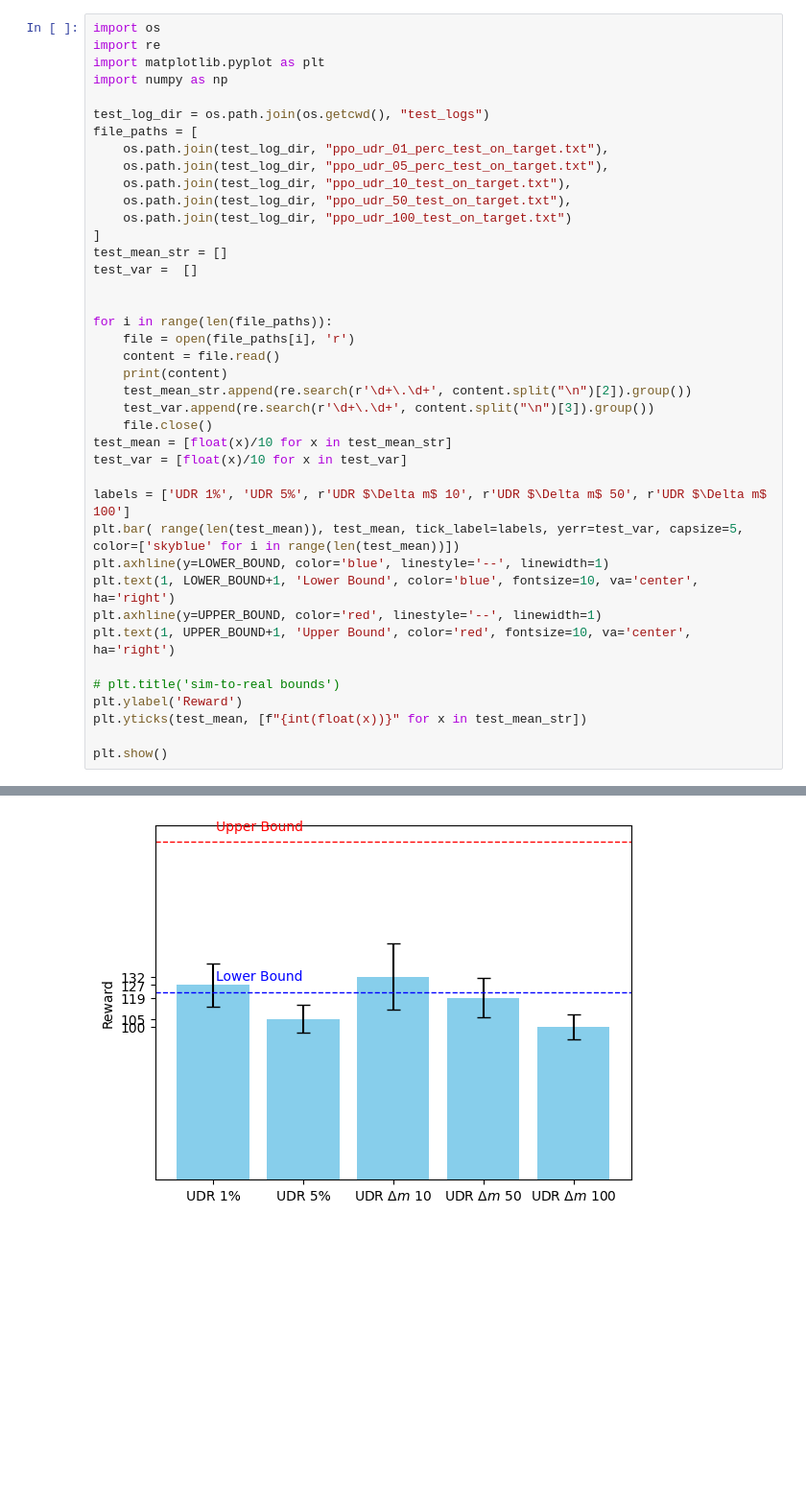
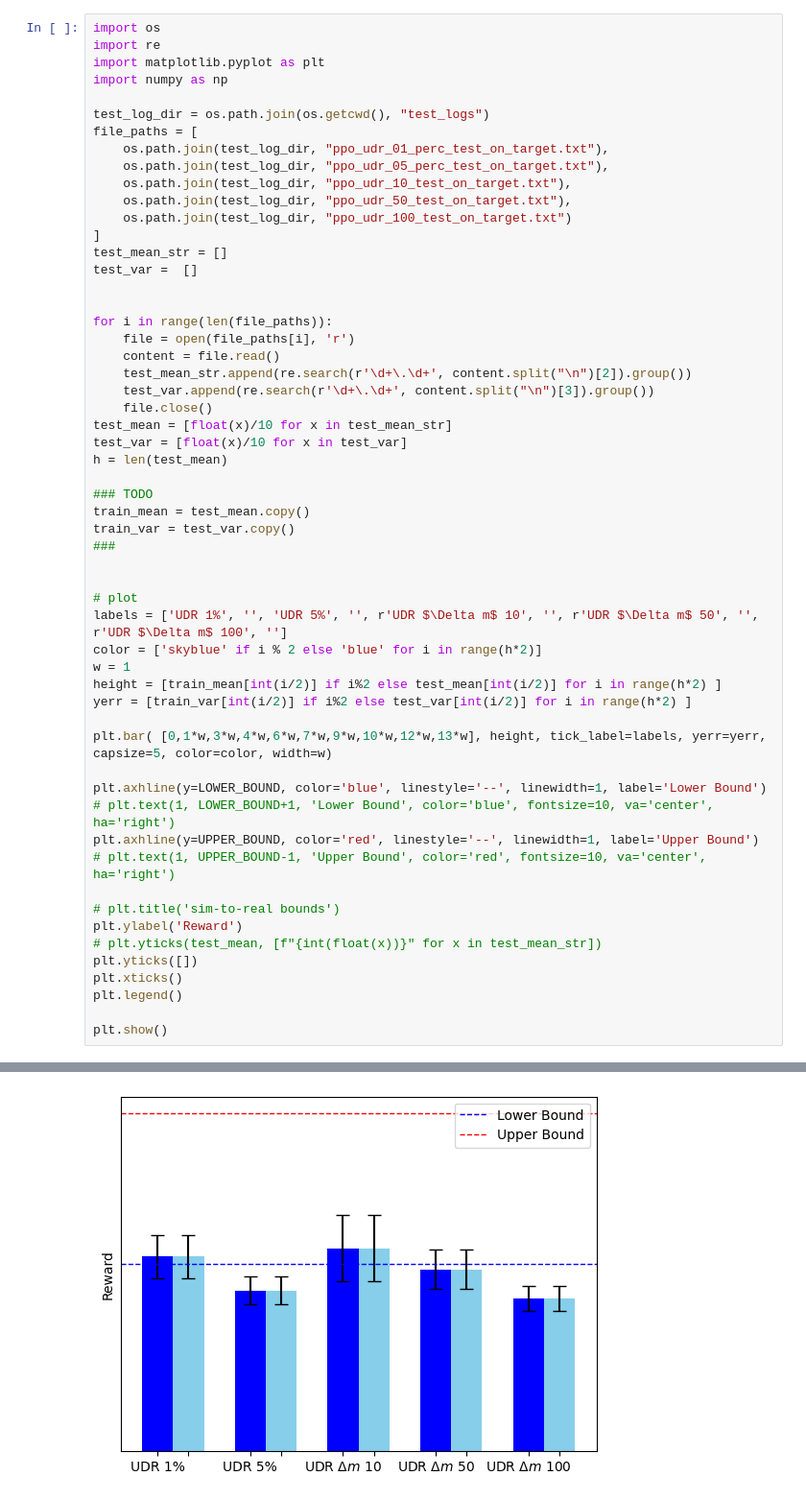
Before and after one commit to florentin1304/robotlearning_project, a Jupyter notebook: plots.ipynb, the cells around one changed output, grey strips where cells are left out. Shown at 96% size. Saved outputs shown, nothing was run; the diff lists cells and outputs as text; blank space fills up the shorter version.

Commit message:
added plot reward in training

```diff
--- a/plots.ipynb
+++ b/plots.ipynb
@@ -71,23 +60,39 @@ test_var =  []
 for i in range(len(file_paths)):
     file = open(file_paths[i], 'r')
     content = file.read()
-    print(content)
     test_mean_str.append(re.search(r'\d+\.\d+', content.split("\n")[2]).group())
     test_var.append(re.search(r'\d+\.\d+', content.split("\n")[3]).group())
     file.close()
 test_mean = [float(x)/10 for x in test_mean_str]
 test_var = [float(x)/10 for x in test_var]
+h = len(test_mean)
 
-labels = ['UDR 1%', 'UDR 5%', r'UDR $\Delta m$ 10', r'UDR $\Delta m$ 50', r'UDR $\Delta m$ 100']
-plt.bar( range(len(test_mean)), test_mean, tick_label=labels, yerr=test_var, capsize=5, color=['skyblue' for i in range(len(test_mean))])
-plt.axhline(y=LOWER_BOUND, color='blue', linestyle='--', linewidth=1)
-plt.text(1, LOWER_BOUND+1, 'Lower Bound', color='blue', fontsize=10, va='center', ha='right')
-plt.axhline(y=UPPER_BOUND, color='red', linestyle='--', linewidth=1)
-plt.text(1, UPPER_BOUND+1, 'Upper Bound', color='red', fontsize=10, va='center', ha='right')
+### TODO
+train_mean = test_mean.copy()
+train_var = test_var.copy()
+###
+
+
+# plot
+labels = ['UDR 1%', '', 'UDR 5%', '', r'UDR $\Delta m$ 10', '', r'UDR $\Delta m$ 50', '', r'UDR $\Delta m$ 100', '']
+color = ['skyblue' if i % 2 else 'blue' for i in range(h*2)]
+w = 1
+height = [train_mean[int(i/2)] if i%2 else test_mean[int(i/2)] for i in range(h*2) ]
+yerr = [train_var[int(i/2)] if i%2 else test_var[int(i/2)] for i in range(h*2) ]
+
+plt.bar( [0,1*w,3*w,4*w,6*w,7*w,9*w,10*w,12*w,13*w], height, tick_label=labels, yerr=yerr, capsize=5, color=color, width=w)
+
+plt.axhline(y=LOWER_BOUND, color='blue', linestyle='--', linewidth=1, label='Lower Bound')
+# plt.text(1, LOWER_BOUND+1, 'Lower Bound', color='blue', fontsize=10, va='center', ha='right')
+plt.axhline(y=UPPER_BOUND, color='red', linestyle='--', linewidth=1, label='Upper Bound')
+# plt.text(1, UPPER_BOUND-1, 'Upper Bound', color='red', fontsize=10, va='center', ha='right')
 
 # plt.title('sim-to-real bounds')
 plt.ylabel('Reward')
-plt.yticks(test_mean, [f"{int(float(x))}" for x in test_mean_str])
+# plt.yticks(test_mean, [f"{int(float(x))}" for x in test_mean_str])
+plt.yticks([])
+plt.xticks()
+plt.legend()
 
 plt.show()
 # %% [output]
@@ -114 +99 @@ Std reward: 7.998037923398322
-[figure, old version]
+[figure, new version]
```
Also changed, not shown: parts of 4 cells of this notebook.
